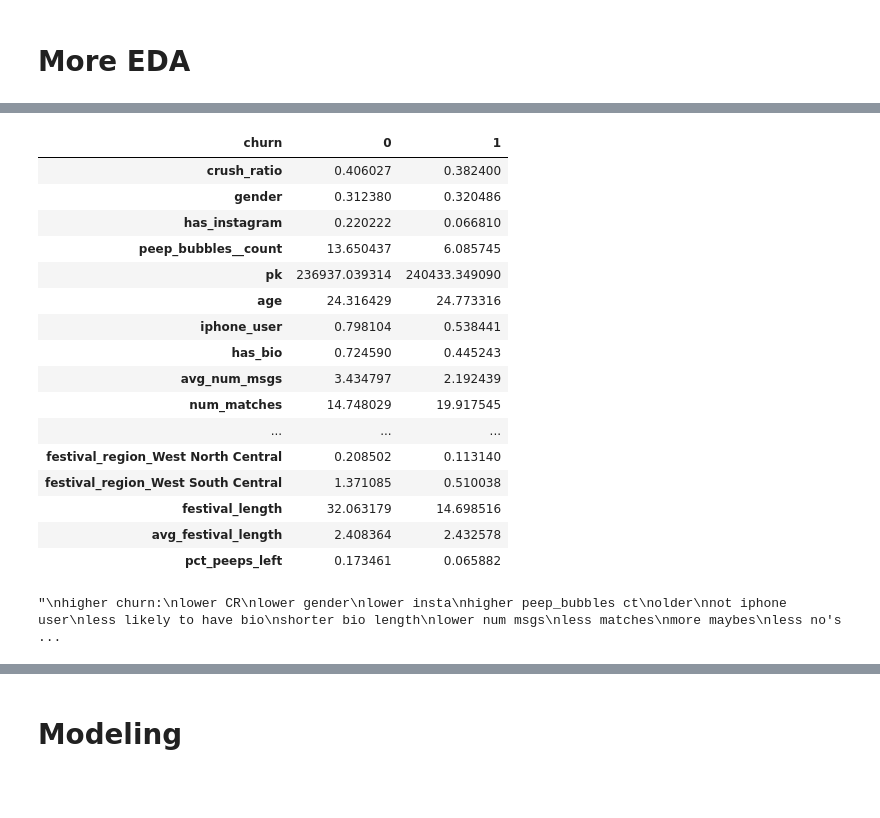
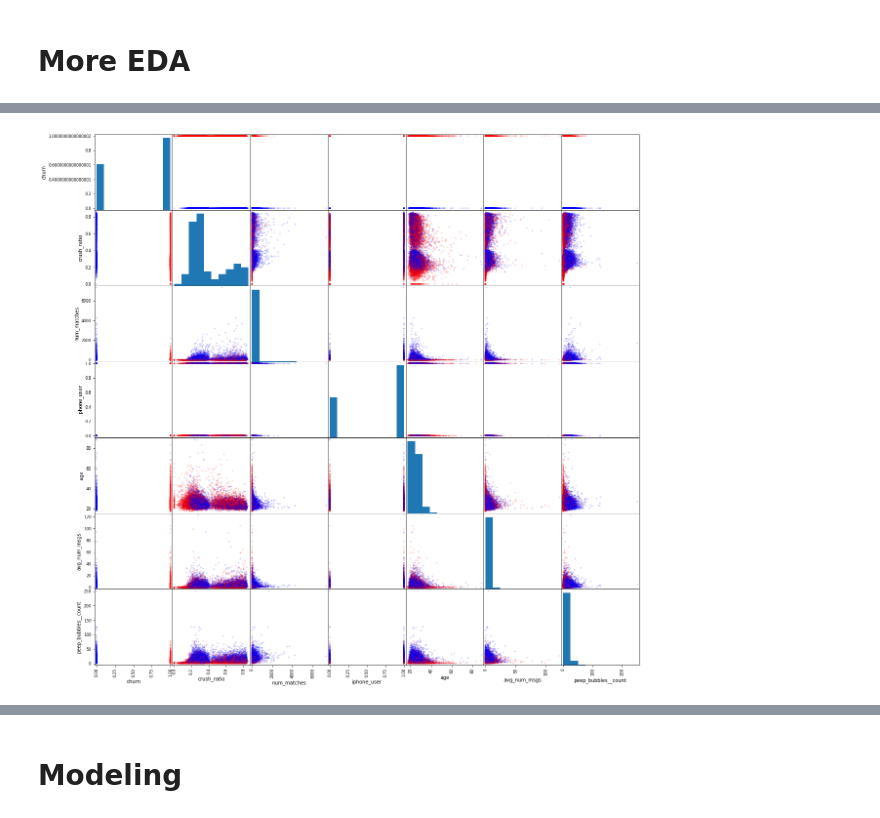
Before and after one commit to ktgross15/Radiate, a Jupyter notebook: Radiate_Churn.ipynb, the cells around one changed output, grey strips where cells are left out. Saved outputs shown, nothing was run; the diff lists cells and outputs as text; code cells hidden in the pictures; blank space fills up the shorter version.

```diff
--- a/Radiate_Churn.ipynb
+++ b/Radiate_Churn.ipynb
@@ -446,20 +490,0 @@ df_peeps.head()
-# %%
-df_peeps.groupby('churn').mean().T
-# %% [output]
-| churn | 0 | 1 |
-| crush_ratio | 0.406027 | 0.382400 |
-| gender | 0.312380 | 0.320486 |
-| has_instagram | 0.220222 | 0.066810 |
-| peep_bubbles__count | 13.650437 | 6.085745 |
-| pk | 236937.039314 | 240433.349090 |
-| age | 24.316429 | 24.773316 |
-| iphone_user | 0.798104 | 0.538441 |
-| has_bio | 0.724590 | 0.445243 |
-| avg_num_msgs | 3.434797 | 2.192439 |
-| num_matches | 14.748029 | 19.917545 |
-| ... | ... | ... |
-| festival_region_West North Central | 0.208502 | 0.113140 |
-| festival_region_West South Central | 1.371085 | 0.510038 |
-| festival_length | 32.063179 | 14.698516 |
-| avg_festival_length | 2.408364 | 2.432578 |
-| pct_peeps_left | 0.173461 | 0.065882 |
@@ -468,28 +491,9 @@ df_peeps.groupby('churn').mean().T
-# %%
-'''
-higher churn:
-lower CR
-lower gender
-lower insta
-higher peep_bubbles ct
-older
-not iphone user
-less likely to have bio
-shorter bio length
-lower num msgs
-less matches
-more maybes
-less no's
-more yes's
-less CA
-more FL
-more fall
-more spring
-more summer
-less winter --> winter ppl are more devoted
-less peeps left - ppl who go and update status are more involved w app
-shorter festival length
-more India
-'''
-# %% [output]
-"\nhigher churn:\nlower CR\nlower gender\nlower insta\nhigher peep_bubbles ct\nolder\nnot iphone user\nless likely to have bio\nshorter bio length\nlower num msgs\nless matches\nmore maybes\nless no's ...
+# %%
+scatter_features = ['churn','crush_ratio', 'num_matches', 'iphone_user', 'age','avg_num_msgs','peep_bubbles__count']
+colors = ['red' if i else 'blue' for i in df_users['churn']]
+# red means churn
+
+scatter_matrix(df_users[scatter_features], alpha=0.2, figsize=(20, 20), diagonal='hist', color=colors)
+plt.show()
+# %% [output]
+[figure, added]
```
Also changed, not shown: parts of 144 cells of this notebook.
